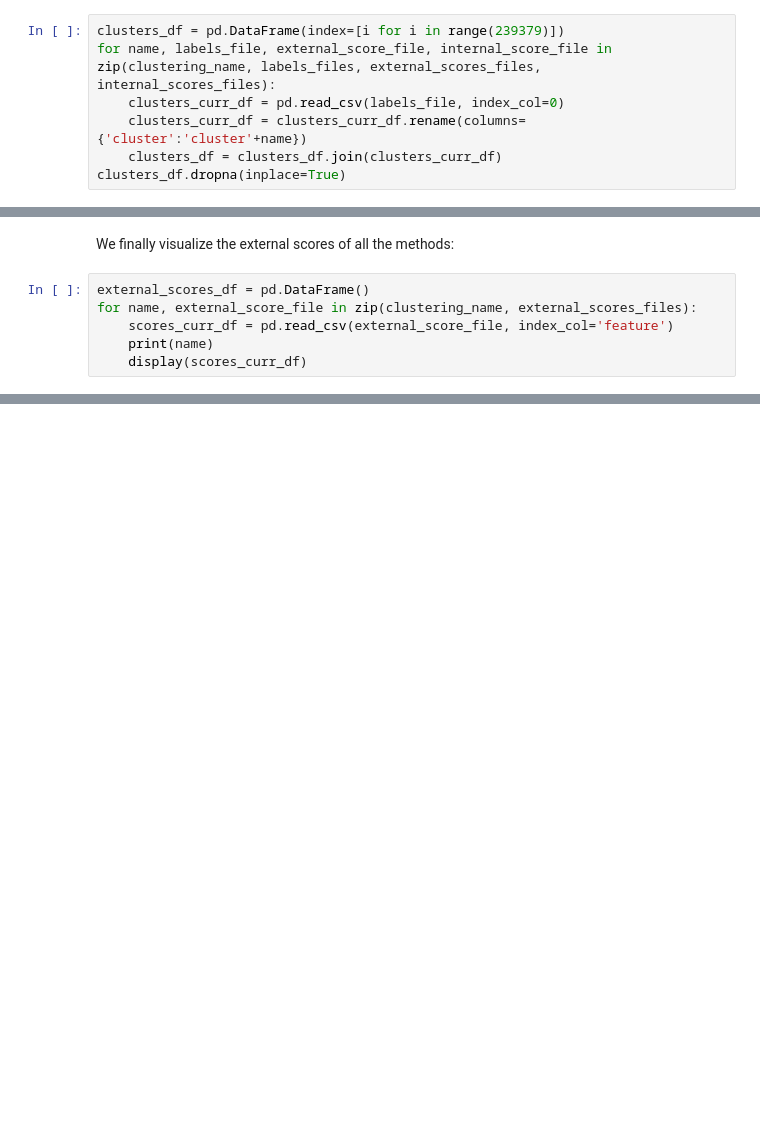
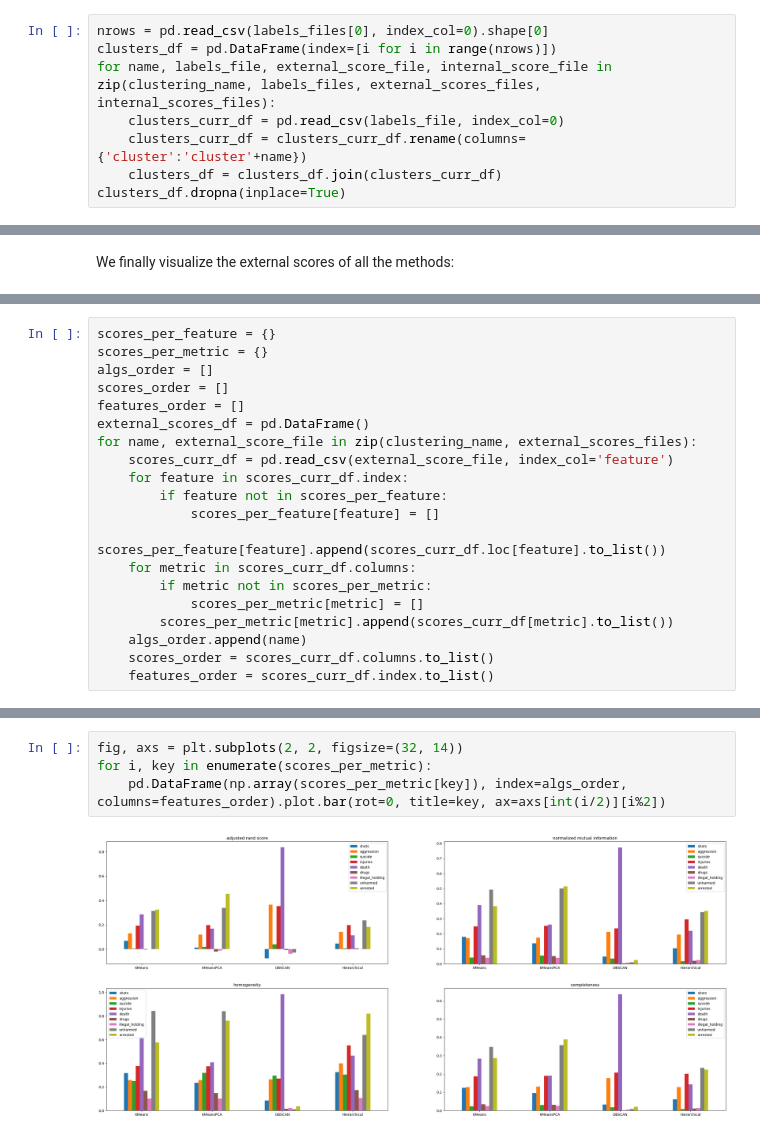
Before and after one commit to USA-Gun-Incidents/USA-gun-incidents, a Jupyter notebook: TASK_2/clustering_comparison.ipynb, the cells around one changed output, grey strips where cells are left out. Drawn from its saved outputs; the diff is of its cells as text; blank space fills up the shorter version.

Commit message:
clustering comparison

```diff
--- a/TASK_2/clustering_comparison.ipynb
+++ b/TASK_2/clustering_comparison.ipynb
@@ -22,7 +27,8 @@ internal_scores_files = [PATH+'4-Means_internal_scores.csv', PATH+'4-Means_PCA_i
 # %% [markdown]
 We concatenate the clustering results into a single dataframe:
 # %%
-clusters_df = pd.DataFrame(index=[i for i in range(239379)])
+nrows = pd.read_csv(labels_files[0], index_col=0).shape[0]
+clusters_df = pd.DataFrame(index=[i for i in range(nrows)])
 for name, labels_file, external_score_file, internal_score_file in zip(clustering_name, labels_files, external_scores_files, internal_scores_files):
     clusters_curr_df = pd.read_csv(labels_file, index_col=0)
     clusters_curr_df = clusters_curr_df.rename(columns={'cluster':'cluster'+name})
@@ -73,9 +79,3 @@ pd.concat([silhouette_df, pd.DataFrame({'silhouette_score': [DBSCAN_silhouette,
 According to the silhouette score the best clustering results are obtained by Hierarchical clustering.
 # %% [markdown]
 We finally visualize the external scores of all the methods:
-# %%
-external_scores_df = pd.DataFrame()
-for name, external_score_file in zip(clustering_name, external_scores_files):
-    scores_curr_df = pd.read_csv(external_score_file, index_col='feature')
-    print(name)
-    display(scores_curr_df)
@@ -130,0 +82,20 @@ Hierarchical
+# %%
+scores_per_feature = {}
+scores_per_metric = {}
+algs_order = []
+scores_order = []
+features_order = []
+external_scores_df = pd.DataFrame()
+for name, external_score_file in zip(clustering_name, external_scores_files):
+    scores_curr_df = pd.read_csv(external_score_file, index_col='feature')
+    for feature in scores_curr_df.index:
+        if feature not in scores_per_feature:
+            scores_per_feature[feature] = []
+        scores_per_feature[feature].append(scores_curr_df.loc[feature].to_list())
+    for metric in scores_curr_df.columns:
+        if metric not in scores_per_metric:
+            scores_per_metric[metric] = []
+        scores_per_metric[metric].append(scores_curr_df[metric].to_list())
+    algs_order.append(name)
+    scores_order = scores_curr_df.columns.to_list()
+    features_order = scores_curr_df.index.to_list()
@@ -130,0 +114,6 @@ Hierarchical
+# %%
+fig, axs = plt.subplots(2, 2, figsize=(32, 14))
+for i, key in enumerate(scores_per_metric):
+    pd.DataFrame(np.array(scores_per_metric[key]), index=algs_order, columns=features_order).plot.bar(rot=0, title=key, ax=axs[int(i/2)][i%2])
+# %% [output]
+[figure, added]
```
Also changed, not shown: parts of 8 cells of this notebook.
